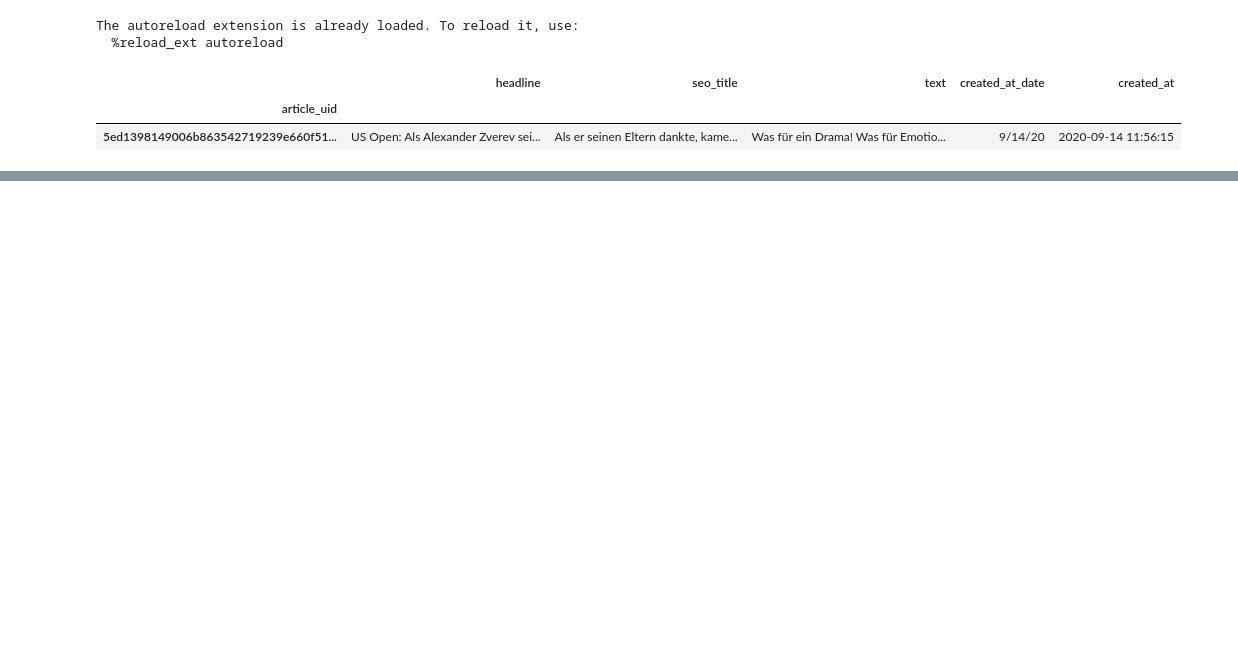
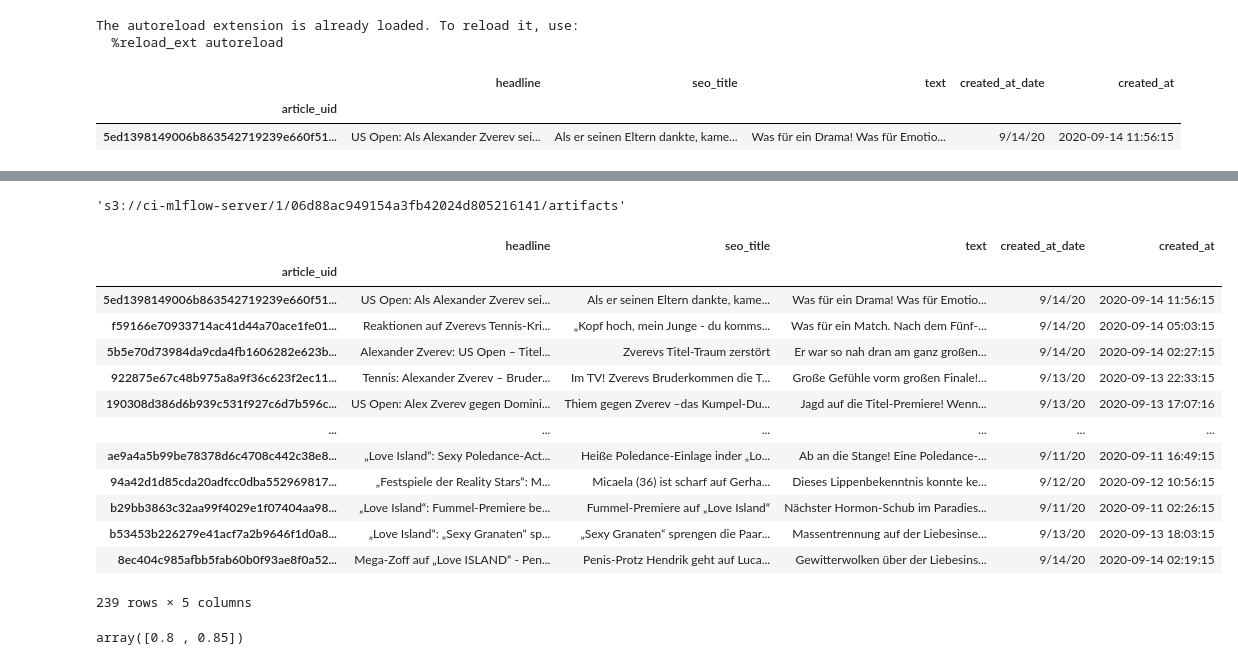
Before and after one commit to spring-media/ci-topic-thunder, a Jupyter notebook: MLflow_Bert.ipynb, the cells around one changed output, grey strips where cells are left out. Saved outputs shown, nothing was run; the diff lists cells and outputs as text; code cells hidden in the pictures; blank space fills up the shorter version.

```diff
--- a/MLflow_Bert.ipynb
+++ b/MLflow_Bert.ipynb
@@ -103,0 +135,25 @@ completeness_score(cluster_labels,y.values), v_measure_score(cluster_labels,y.va
+# %%
+mlflow.get_artifact_uri()
+# %% [output]
+'s3://ci-mlflow-server/1/06d88ac949154a3fb42024d805216141/artifacts'
+# %%
+X
+# %% [output]
+|  | headline | seo_title | text | created_at_date | created_at |
+| article_uid |  |  |  |  |  |
+| 5ed1398149006b863542719239e660f51... | US Open: Als Alexander Zverev sei... | Als er seinen Eltern dankte, kame... | Was für ein Drama! Was für Emotio... | 9/14/20 | 2020-09-14 11:56:15 |
+| f59166e70933714ac41d44a70ace1fe01... | Reaktionen auf Zverevs Tennis-Kri... | „Kopf hoch, mein Junge - du komms... | Was für ein Match. Nach dem Fünf-... | 9/14/20 | 2020-09-14 05:03:15 |
+| 5b5e70d73984da9cda4fb1606282e623b... | Alexander Zverev: US Open – Titel... | Zverevs Titel-Traum zerstört | Er war so nah dran am ganz großen... | 9/14/20 | 2020-09-14 02:27:15 |
+| 922875e67c48b975a8a9f36c623f2ec11... | Tennis: Alexander Zverev – Bruder... | Im TV! Zverevs Bruderkommen die T... | Große Gefühle vorm großen Finale!... | 9/13/20 | 2020-09-13 22:33:15 |
+| 190308d386d6b939c531f927c6d7b596c... | US Open: Alex Zverev gegen Domini... | Thiem gegen Zverev –das Kumpel-Du... | Jagd auf die Titel-Premiere! Wenn... | 9/13/20 | 2020-09-13 17:07:16 |
+| ... | ... | ... | ... | ... | ... |
+| ae9a4a5b99be78378d6c4708c442c38e8... | „Love Island“: Sexy Poledance-Act... | Heiße Poledance-Einlage inder „Lo... | Ab an die Stange! Eine Poledance-... | 9/11/20 | 2020-09-11 16:49:15 |
+| 94a42d1d85cda20adfcc0dba552969817... | „Festspiele der Reality Stars“: M... | Micaela (36) ist scharf auf Gerha... | Dieses Lippenbekenntnis konnte ke... | 9/12/20 | 2020-09-12 10:56:15 |
+| b29bb3863c32aa99f4029e1f07404aa98... | „Love Island“: Fummel-Premiere be... | Fummel-Premiere auf „Love Island“ | Nächster Hormon-Schub im Paradies... | 9/11/20 | 2020-09-11 02:26:15 |
+| b53453b226279e41acf7a2b9646f1d0a8... | „Love Island“: „Sexy Granaten“ sp... | „Sexy Granaten“ sprengen die Paar... | Massentrennung auf der Liebesinse... | 9/13/20 | 2020-09-13 18:03:15 |
+| 8ec404c985afbb5fab60b0f93ae8f0a52... | Mega-Zoff auf „Love ISLAND“ - Pen... | Penis-Protz Hendrik geht auf Luca... | Gewitterwolken über der Liebesins... | 9/14/20 | 2020-09-14 02:19:15 |
+239 rows × 5 columns
+# %%
+np.arange(0.8,0.9,0.05)
+# %% [output]
+array([0.8 , 0.85])
```
Also changed, not shown: parts of 9 cells of this notebook, 2 other files.
